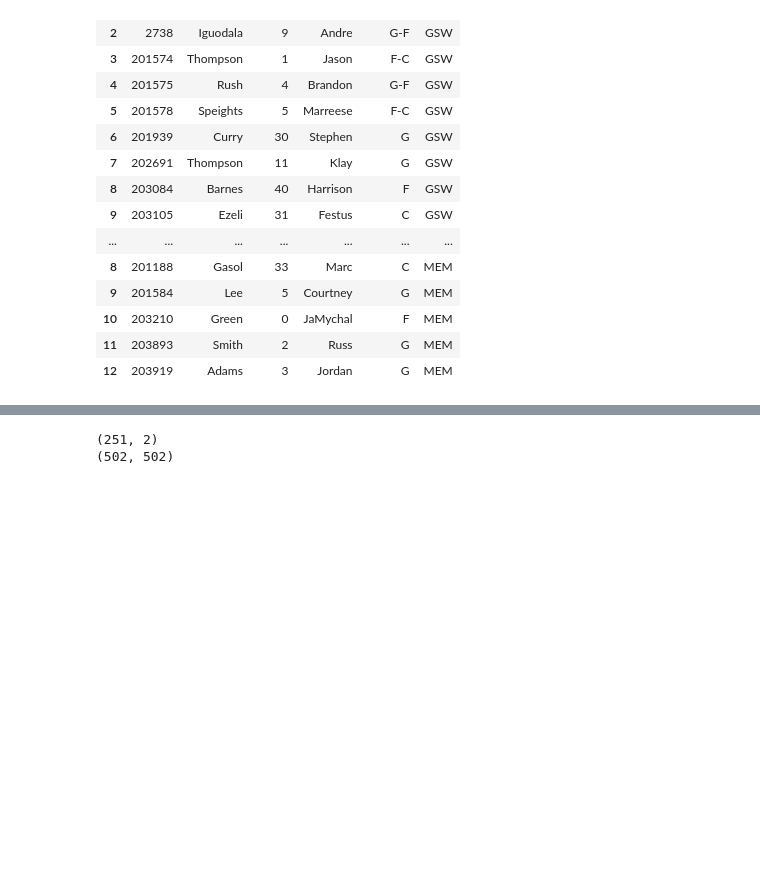
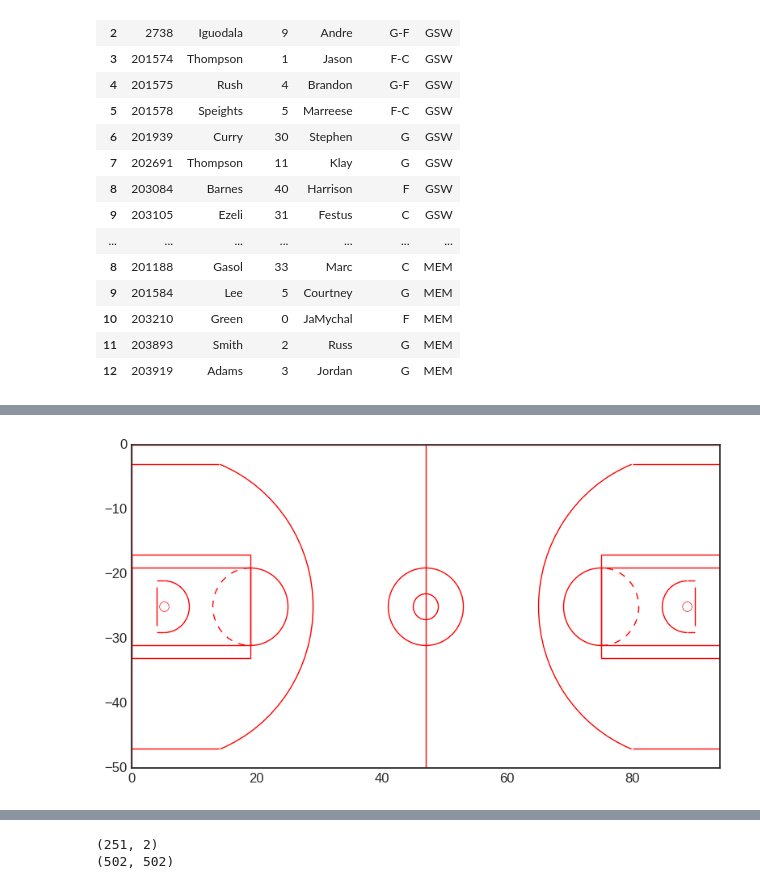
Before and after one commit to btq/nba_stats, a Jupyter notebook: NBA_player_movement_tracking.ipynb, the cells around one changed output, grey strips where cells are left out. Cells and saved outputs as stored; diff of their text form; code cells hidden in the pictures; blank space fills up the shorter version.

Commit message:
Fullcourt plot,Zone shots

```diff
--- a/NBA_player_movement_tracking.ipynb
+++ b/NBA_player_movement_tracking.ipynb
@@ -284,3 +284,64 @@ pm_merge_df.head(11)
 | 8 | 1610612763 | 201584 | 4.21900 | 16.40298 | 0.00000 | 0 | 132.22 | 7.09 | 201584 | Lee | ... |
 | 9 | 1610612763 | 201144 | 16.38252 | 44.27504 | 0.00000 | 0 | 132.22 | 7.09 | 201144 | Conley | ... |
 | 10 | 1610612763 | 201188 | 19.68304 | 35.52727 | 0.00000 | 0 | 132.22 | 7.09 | 201188 | Gasol | ... |
+# %%
+from matplotlib.patches import Rectangle, Circle, Arc
+from matplotlib.collections import PatchCollection
+import matplotlib as mpl
+import copy
+clr='red'
+
+def left_court_patches(clr='red'):
+    # creates the patches for the left hand side of an nba court
+    # returns: list of patches
+    rim = Circle((5.25,-25),radius=.75, color=clr, zorder=0, lw=.5, fill=False)
+    bkbrd = Rectangle((4,-28),width=0, height=6, color=clr, zorder=0,fill=False,lw=1)
+    ra_arc = Arc((5.25,-25),8,8,theta1=270,theta2=90,color=clr,zorder=9,fill=False,lw=1)
+    ra_t = Rectangle((4,-21),width=1.25,height=0,color=clr, zorder=0,fill=False,lw=1)
+    ra_b = Rectangle((4,-29),width=1.25,height=0,color=clr, zorder=0,fill=False,lw=1)
+    ft = Rectangle((0,-33),width=19,height=16,color=clr, zorder=0,fill=False,lw=1) #*16ft. outside
+    lane = Rectangle((0,-31),width=19,height=12,color=clr,zorder=0,fill=False,lw=1)#*12ft. outside
+    ft_ia = Arc((19,-25),12,12,theta1=90,theta2=270,color=clr,zorder=9,fill=False,lw=1,linestyle='--')
+    ft_oa = Arc((19,-25),12,12,theta1=270,theta2=90,color=clr,zorder=9,fill=False,lw=1)
+    three_t = Rectangle((0,-3),width=14,height=0,color=clr,zorder=0,fill=False,lw=1)
+    three_b = Rectangle((0,-47),width=14,height=0,color=clr,zorder=0,fill=False,lw=1)
+    three_arc = Arc((5.25,-25),23.75*2,23.75*2,theta1=292,theta2=68,color=clr,zorder=0,fill=False,lw=1)
+    return [rim,bkbrd,ra_arc,ra_t,ra_b,ft,lane,ft_ia,ft_oa,three_t,three_b,three_arc]
+
+def draw_full_court(ax=None,clr='red'):
+    # Draws full court onto axis
+    # returns: axis
+    if ax is None:
+        ax = plt.gca()
+
+    #full court components
+    fullcourt = Rectangle((0,-50), width=94, height=50, color=clr, zorder=0,fill=False,lw=1) #base and side lines
+    midcourt = Rectangle((47,-50), width=0, height=50, color = clr, zorder=0,fill=False,lw=1) #half-court line
+    rest_circ = Circle((47,-25),radius=2,color=clr,zorder=0,lw=1,fill=False) #restraining circle
+    cent_circ = Circle((47,-25),radius=6,color=clr,zorder=0,lw=1,fill=False) #center circle
+    patch_list = [fullcourt,midcourt,rest_circ,cent_circ]
+    for patch in patch_list:
+        ax.add_patch(patch)
+
+    #left-hand side
+    left_patches = left_court_patches(clr=clr)
+    for patch in left_patches:
+        ax.add_patch(patch)
+
+    #transform patches by rotating pi radians around center point
+    right_patches = left_court_patches(clr=clr)
+    tr = mpl.transforms.Affine2D().rotate_around(47,-25,np.pi) + ax.transData
+    for patch in right_patches:
+        patch.set_transform(tr)
+        ax.add_patch(patch)
+    return ax
+
+plt.style.use('seaborn-white')
+fig,ax = plt.subplots(figsize=(9.4,5.0))
+draw_full_court()
+
+plt.xlim(0,94)
+plt.ylim(-50,0)
+plt.show()
+# %% [output]
+[figure, added]
```
Also changed, not shown: parts of 2 cells of this notebook, 2 other files.
